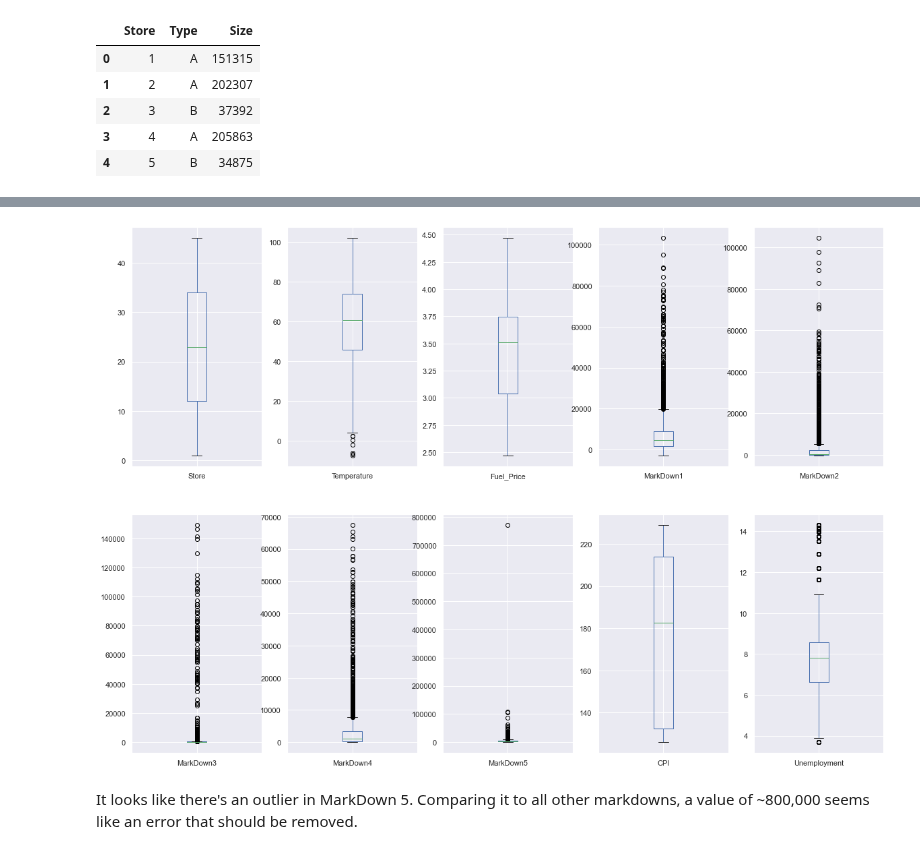
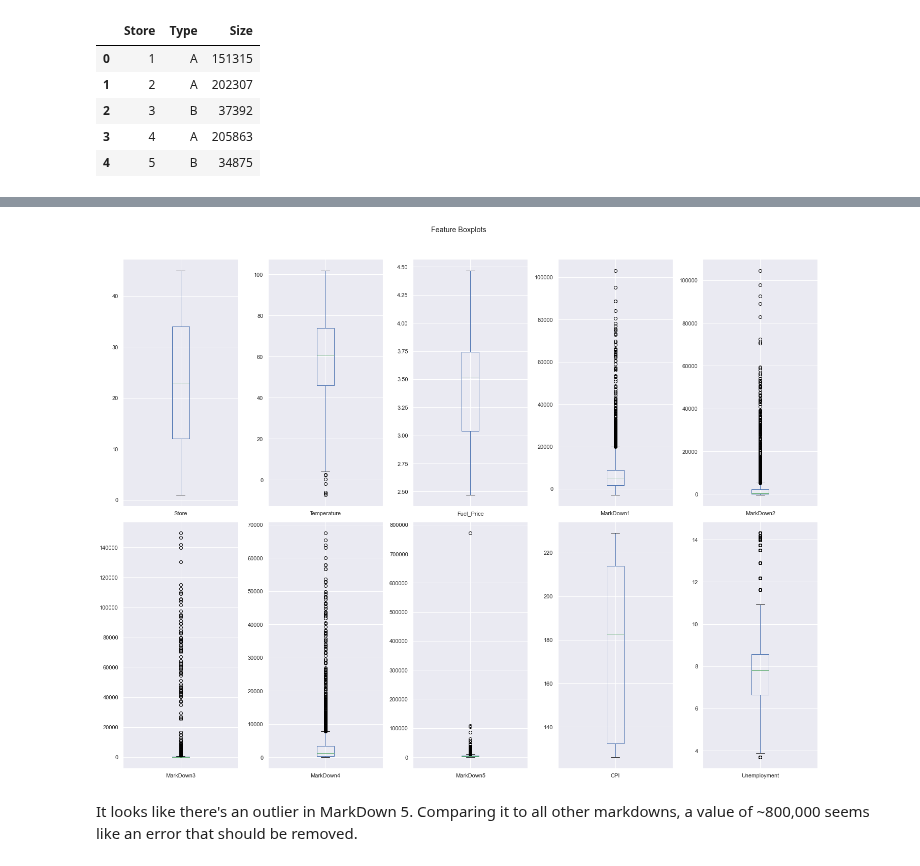
Before and after one commit to Dylan-C-Neal/capstone1-retail_forecasting, a Jupyter notebook: notebooks/C1S1_DataWrangling.ipynb, the cells around one changed output, grey strips where cells are left out. Drawn from its saved outputs; the diff is of its cells as text; code cells hidden in the pictures.

```diff
--- a/notebooks/C1S1_DataWrangling.ipynb
+++ b/notebooks/C1S1_DataWrangling.ipynb
@@ -127,10 +130,14 @@ plt.close()
 # %%
 # Create boxplot of features to see if any outliers jump out
-_ = features.plot(kind='box', subplots=True, layout=(4,5), figsize=(20,30))
+ax = features.plot(kind='box', subplots=True, layout=(4,5), figsize=(20,30), \
+                   title='Feature Boxplots')[0]
+fig = ax.get_figure()
+fig.tight_layout()
+fig.subplots_adjust(top=0.95)
 plt.show()
 plt.close()
 # %% [output]
-[figure, old version]
+[figure, new version]
 # %% [markdown]
 It looks like there's an outlier in MarkDown 5. Comparing it to all other markdowns, a value of ~800,000 seems like an error that should be removed.
 # %%
```
Also changed, not shown: parts of 10 cells of this notebook.
